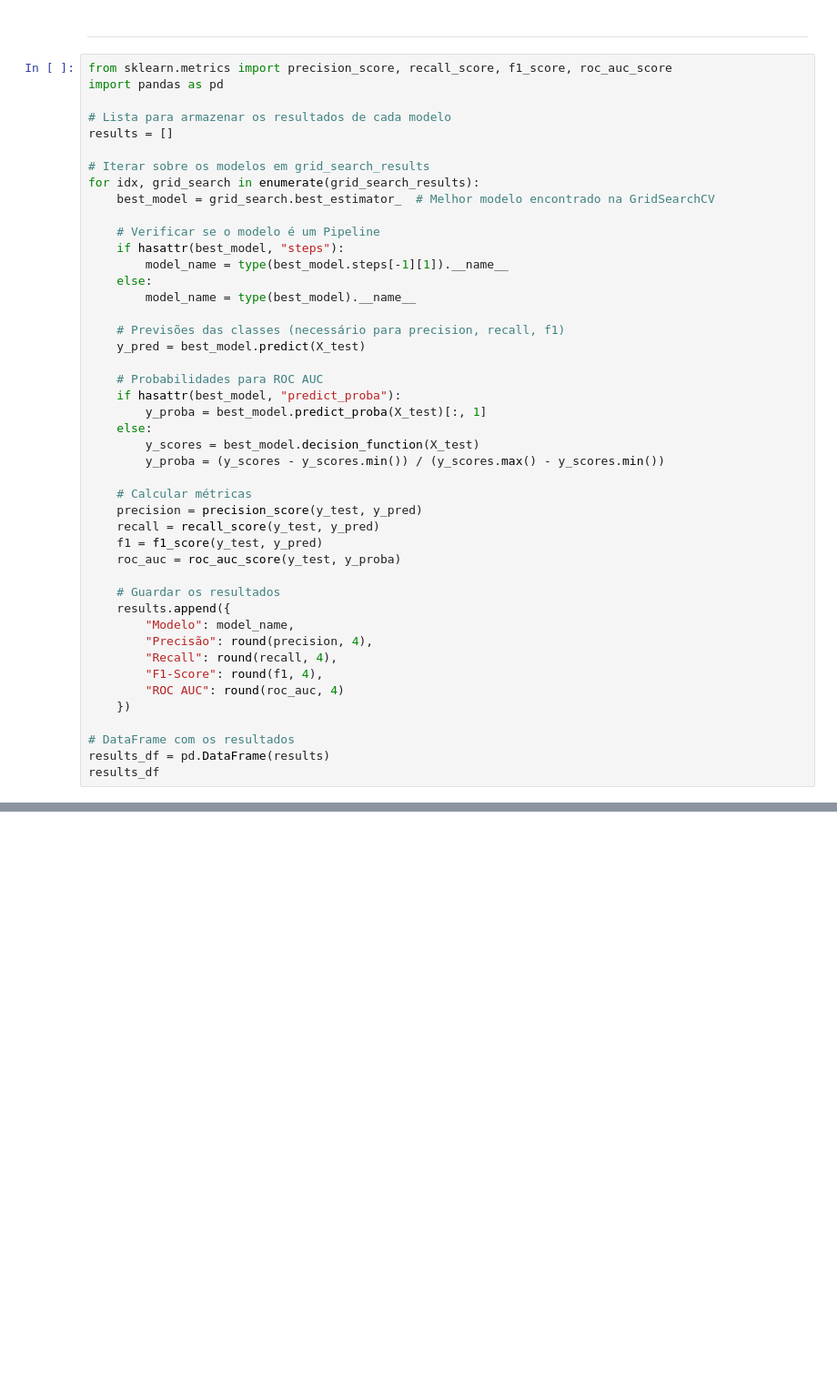
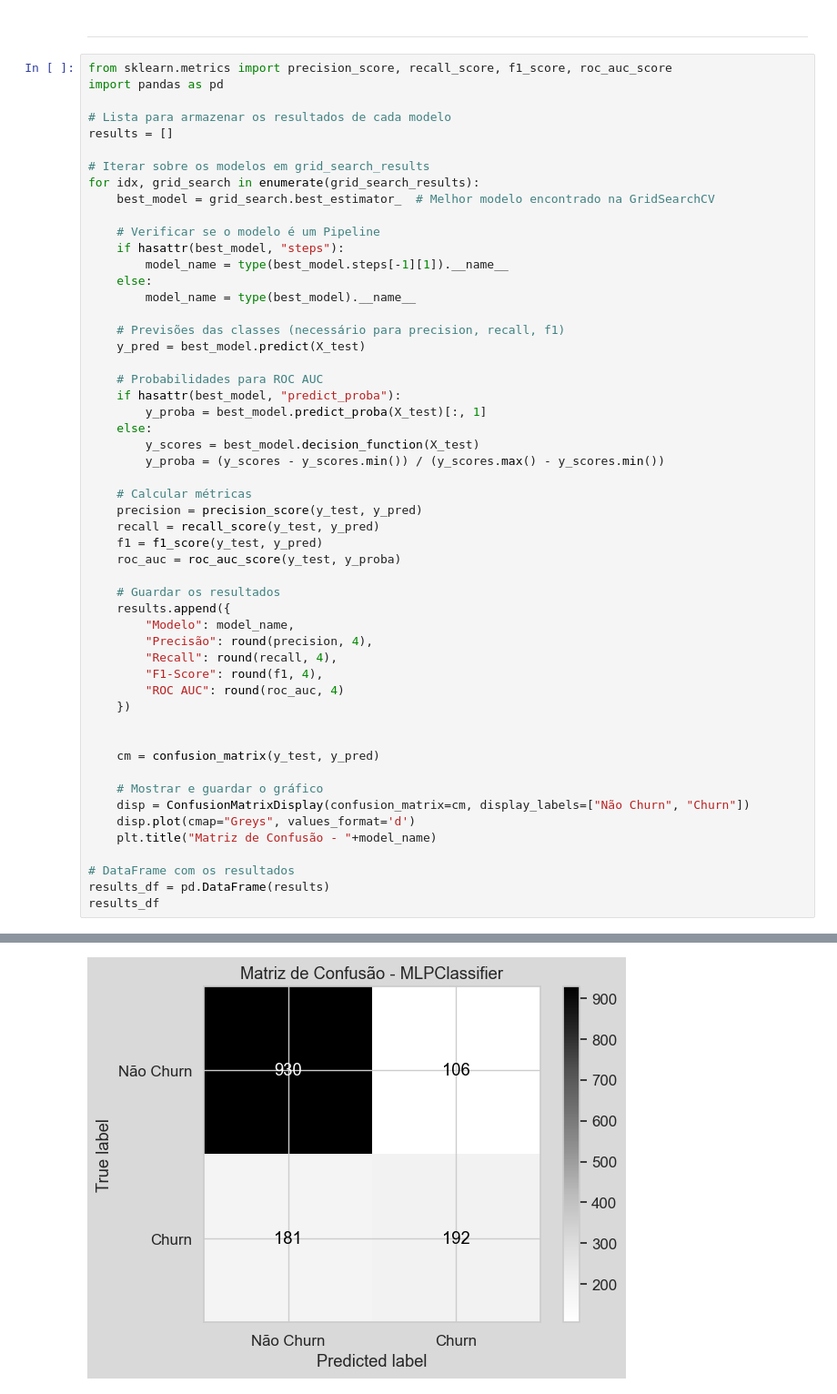
Before and after one commit to pereiranuno/telecom_customer_churn, a Jupyter notebook: customer_churn.ipynb, the cells around one changed output, grey strips where cells are left out. Shown at 91% size. Drawn from its saved outputs; the diff is of its cells as text; blank space fills up the shorter version.

Commit message:
matrix confusion

```diff
--- a/customer_churn.ipynb
+++ b/customer_churn.ipynb
@@ -1262,30 +1262,39 @@ for idx, grid_search in enumerate(grid_search_results):
     else:
         y_scores = best_model.decision_function(X_test)
         y_proba = (y_scores - y_scores.min()) / (y_scores.max() - y_scores.min())
 
     # Calcular métricas
     precision = precision_score(y_test, y_pred)
     recall = recall_score(y_test, y_pred)
     f1 = f1_score(y_test, y_pred)
     roc_auc = roc_auc_score(y_test, y_proba)
 
     # Guardar os resultados
     results.append({
         "Modelo": model_name,
         "Precisão": round(precision, 4),
         "Recall": round(recall, 4),
         "F1-Score": round(f1, 4),
         "ROC AUC": round(roc_auc, 4)
     })
 
+
+    cm = confusion_matrix(y_test, y_pred)
+
+    # Mostrar e guardar o gráfico
+    disp = ConfusionMatrixDisplay(confusion_matrix=cm, display_labels=["Não Churn", "Churn"])
+    disp.plot(cmap="Greys", values_format='d')
+    plt.title("Matriz de Confusão - "+model_name)
+
 # DataFrame com os resultados
 results_df = pd.DataFrame(results)
 results_df
 # %% [output]
 |  | Modelo | Precisão | Recall | F1-Score | ROC AUC |
 | 0 | MLPClassifier | 0.6443 | 0.5147 | 0.5723 | 0.8306 |
 | 1 | RandomForestClassifier | 0.6488 | 0.5201 | 0.5774 | 0.8428 |
 | 2 | DecisionTreeClassifier | 0.6094 | 0.5898 | 0.5995 | 0.8342 |
 | 3 | SVC | 0.6482 | 0.4397 | 0.5240 | 0.8108 |
 | 4 | KNeighborsClassifier | 0.6111 | 0.5013 | 0.5508 | 0.8207 |
 | 5 | LogisticRegression | 0.6136 | 0.4343 | 0.5086 | 0.8191 |
+[figure, added]
```
Also changed, not shown: parts of 4 cells of this notebook.
